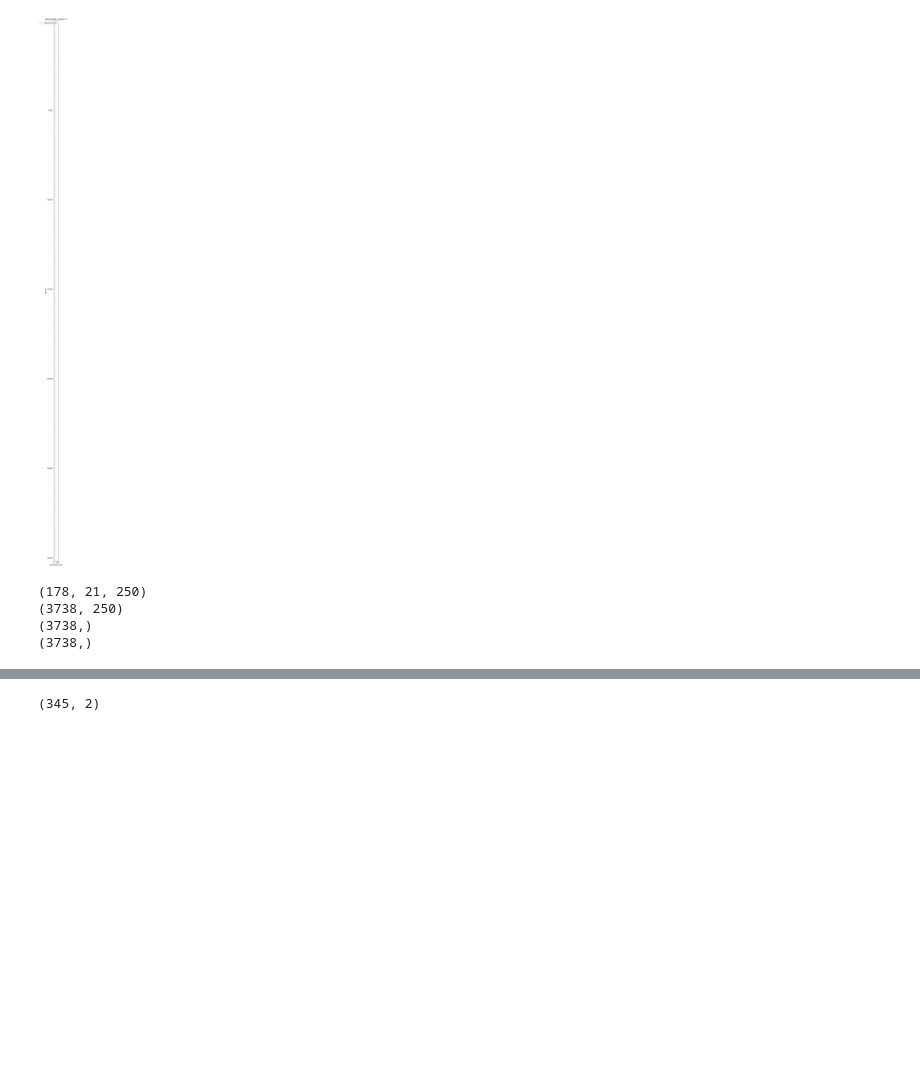
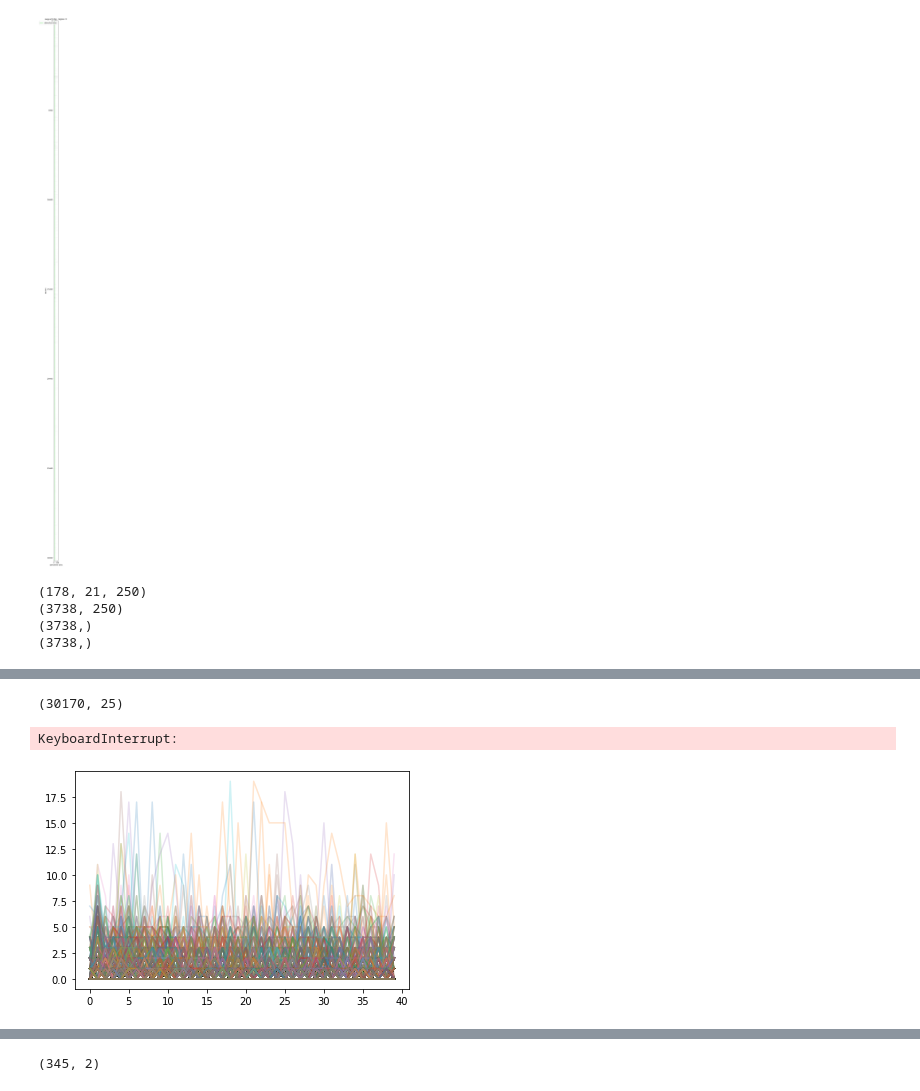
Before and after one commit to gumadeiras/neuromatch-academy, a Jupyter notebook: playground/contralateral_trials_visual.ipynb, the cells around one changed output, grey strips where cells are left out. Drawn from its saved outputs; the diff is of its cells as text; code cells hidden in the pictures; blank space fills up the shorter version.

```diff
--- a/playground/contralateral_trials_visual.ipynb
+++ b/playground/contralateral_trials_visual.ipynb
@@ -236,0 +309,14 @@ data_by_region.shape
+# %%
+nns = idx_combined_spks
+# nns = nns[:100]
+nns = np.add.reduceat(nns, np.arange(0, 200, 8), axis=1)
+nns.shape
+# %% [output]
+(30170, 25)
+# %%
+for nn in nns:
+    plt.plot(nn, alpha=0.2);
+plt.show
+# %% [output]
+KeyboardInterrupt:
+[figure, added]
```
Also changed, not shown: parts of 23 cells of this notebook, 12 other files.
